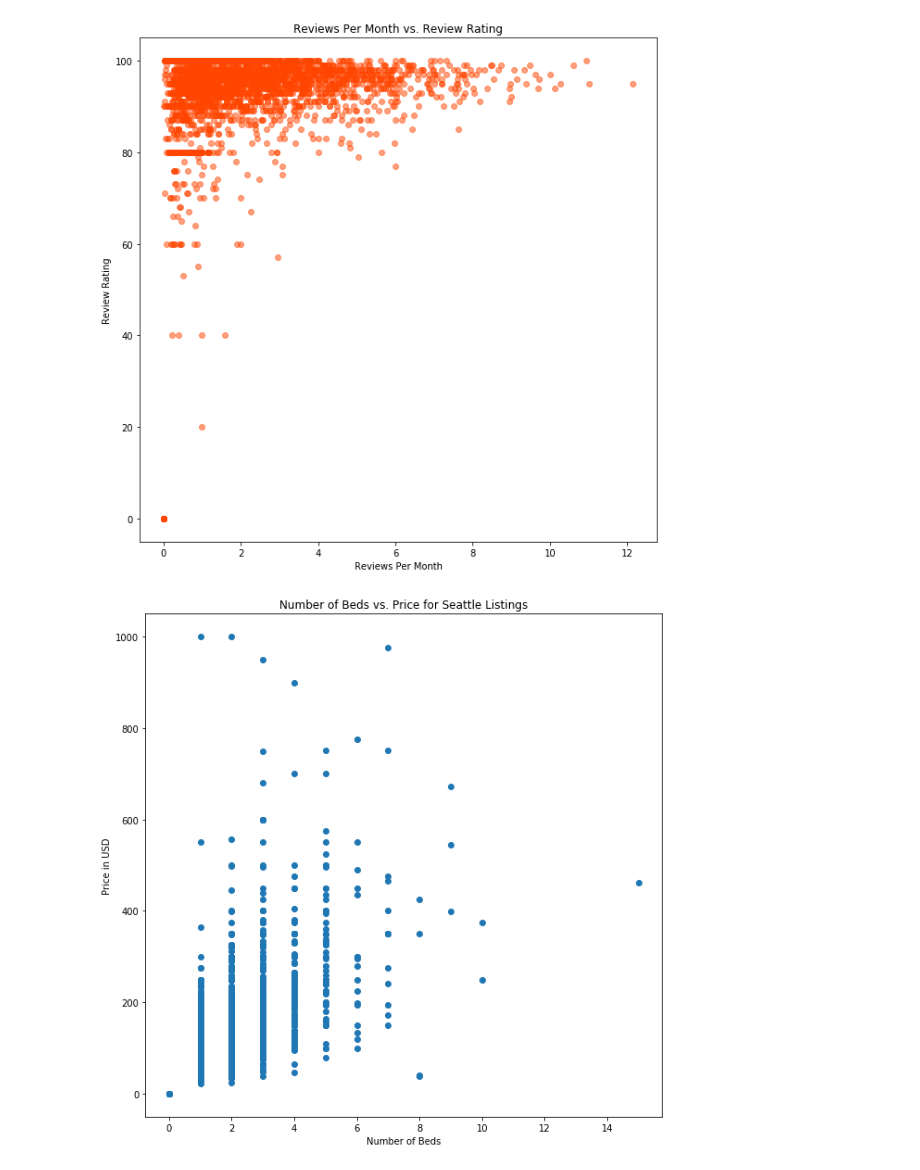
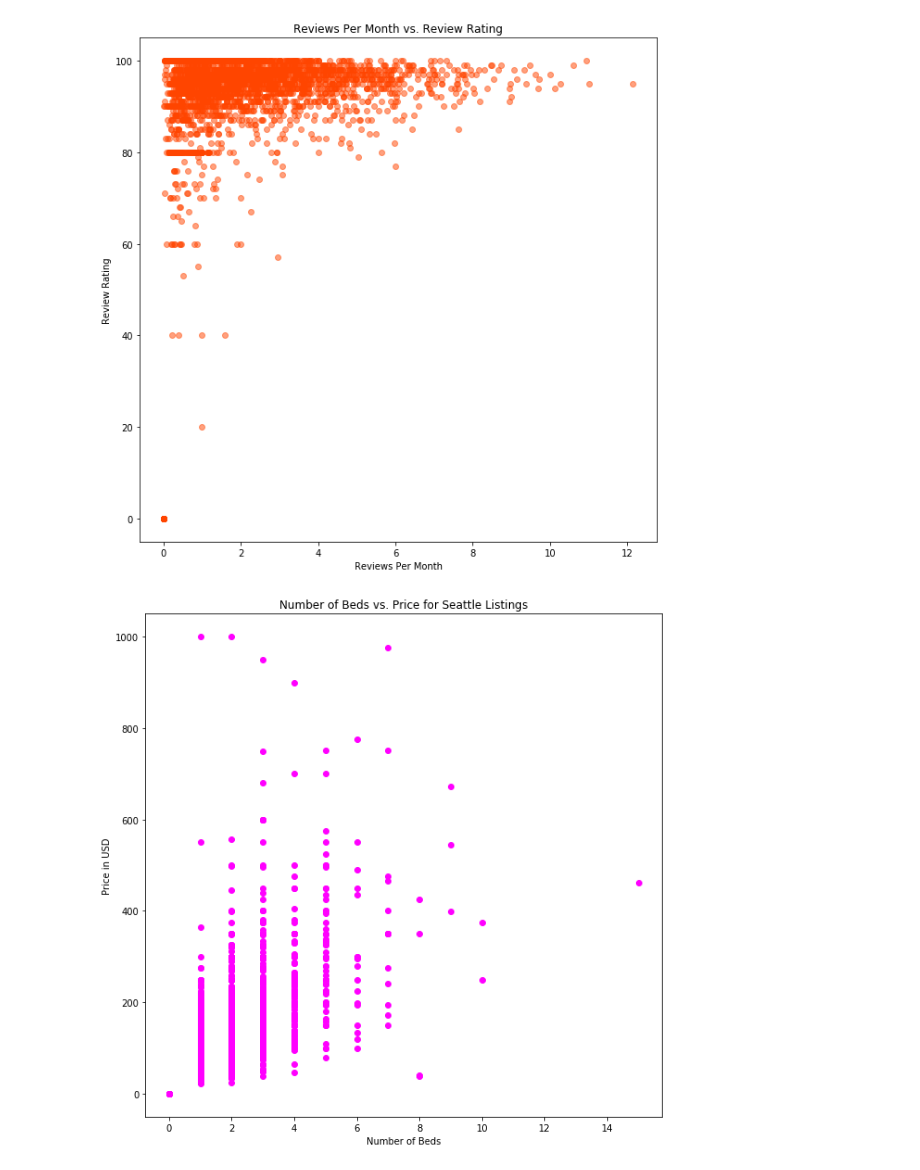
Before and after one commit to kevinhuynh23/RACK, a Jupyter notebook: analysis.ipynb, the cells around one changed output. Drawn from its saved outputs; the diff is of its cells as text; code cells hidden in the pictures.

```diff
--- a/analysis.ipynb
+++ b/analysis.ipynb
@@ -142,13 +142,13 @@ plt.show()
 # %%
 # Graph of number of beds vs. price
 fig_num_beds_vs_price = plt.figure(figsize = (10, 10))
-plt.scatter(lis.beds, lis.price_int)
+plt.scatter(lis.beds, lis.price_float, color = 'fuchsia')
 plt.xlabel('Number of Beds')
 plt.ylabel('Price in USD')
 plt.title('Number of Beds vs. Price for Seattle Listings')
 plt.show()
 # %% [output]
-[figure, old version]
+[figure, new version]
 # %%
 # Graph of number of bedrooms vs. price
 fig_num_bedrooms_vs_price = plt.figure(figsize = (10, 10))
```
Also changed, not shown: parts of 5 cells of this notebook, 2 other files.
